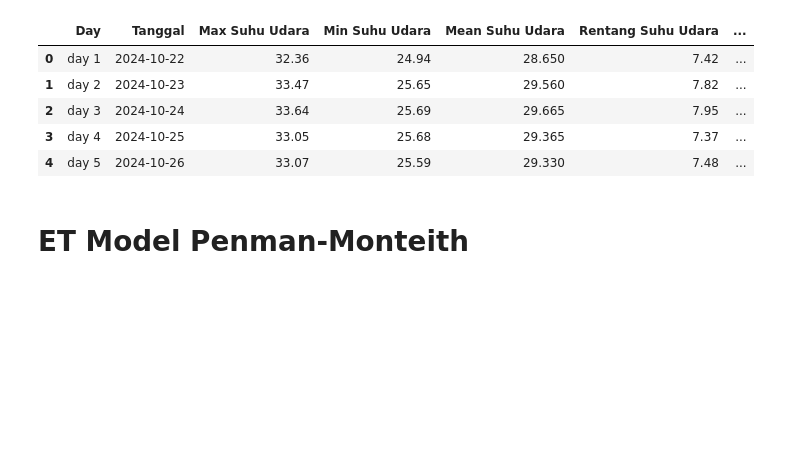
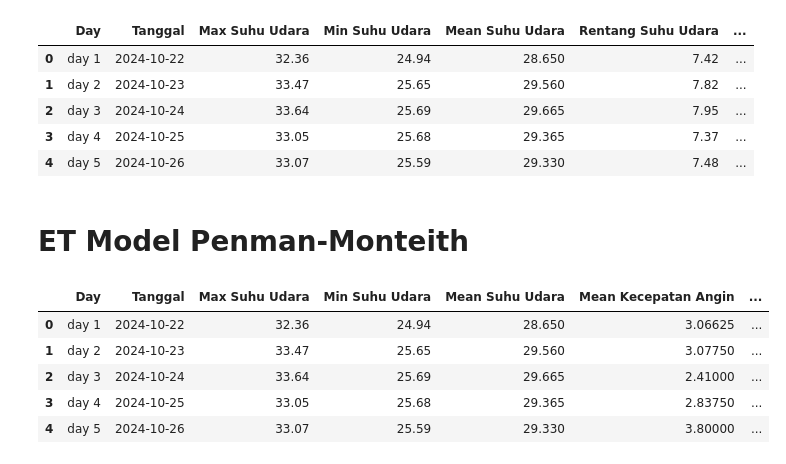
Before and after one commit to rafiachmadfr/Evapotranspiration-Analysis, a Jupyter notebook: 02. ET Calculation.ipynb, the cells around one changed output. Saved outputs shown, nothing was run; the diff lists cells and outputs as text; code cells hidden in the pictures; blank space fills up the shorter version.

```diff
--- a/02. ET Calculation.ipynb
+++ b/02. ET Calculation.ipynb
@@ -275,26 +272,31 @@ for sheet_name in data_sekunder.sheet_names:
     kecepatan_angin = np.array(df_data_sekunder['kecepatan_angin'])
     kelembapan_relatif = np.array(df_data_sekunder['kelembapan_relatif'])
 
+    # Menghitung rata-rata kecepatan angin dan kelembapan relatif
+    mean_kecepatan_angin = np.mean(kecepatan_angin)
+    # print(f"Rata-rata kecepatan angin: {mean_kecepatan_angin}")
+    mean_kelembapan_relatif = np.mean(kelembapan_relatif)
+    # print(f"Rata-rata kelembapan relatif: {mean_kelembapan_relatif}")
+
     # Menghitung rata-rata, max, min, dan rentang suhu udara
     max_suhu_udara = np.max(suhu_udara)
     # print(f"Maksimal suhu udara: {max_suhu_udara}")
     min_suhu_udara = np.min(suhu_udara)
     # print(f"Minimal suhu udara: {min_suhu_udara}")
-    rentang_suhu_udara = max_suhu_udara - min_suhu_udara
-    # print(f"Rentang suhu udara: {rentang_suhu_udara}")
     mean_suhu_udara = (max_suhu_udara + min_suhu_udara) / 2
     # print(f"Rata-rata suhu udara: {mean_suhu_udara}")
 
     Ra = extraterrestrial_radiation(latitude, tanggal_data)
-    # print(f"Radiasi atmosfer: {Ra}")
+
 
     # Menghitung ET dengan model Penman-monteith
-    et_model_pm = pm_model(RH = kelembapan_relatif, u_2 = kecepatan_angin,
-                           T_hr = suhu_udara, T_avg = mean_suhu_udara,
-                           T_max = max_suhu_udara, T_min = min_suhu_udara,
-                           altitude = altitude, latitude = latitude,
-                           input_date = tanggal_data)
-    # print(f"ET Penman-monteith: {et_model_pm}")
+    Ra, et_model_pm, total_et_model_pm = pm_model(RH = mean_kelembapan_relatif, u_2 = mean_kecepatan_angin,
+                                                 T_hr = suhu_udara, T_avg = mean_suhu_udara,
+                                                 T_max = max_suhu_udara, T_min = min_suhu_udara,
+                                                 altitude = altitude, latitude = latitude,
+                                                 input_date = tanggal_data)
+    # print(f"ET Penman-monteith {sheet_name}: {total_et_model_pm}")
+    # print(f"Radiasi atmosfer: {Ra}")
 
     # Simpan hasil ke list
     hasil_pm_model.append({
@@ -303,10 +305,20 @@ for sheet_name in data_sekunder.sheet_names:
         "Max Suhu Udara": max_suhu_udara,
         "Min Suhu Udara": min_suhu_udara,
         "Mean Suhu Udara": mean_suhu_udara,
-        "Rentang Suhu Udara": rentang_suhu_udara,
+        "Mean Kecepatan Angin": mean_kecepatan_angin,
+        "Mean Kelembapan Relatif": mean_kelembapan_relatif,
         "Radiasi Extrateresterial": Ra,
-        "ET Total": et_model_hs
+        "ET Total": total_et_model_pm
     })
 
 # Buat DataFrame dari hasil
 df_hasil_pm = pd.DataFrame(hasil_pm_model)
+# %%
+df_hasil_pm.head()
+# %% [output]
+|  | Day | Tanggal | Max Suhu Udara | Min Suhu Udara | Mean Suhu Udara | Mean Kecepatan Angin | ... |
+| 0 | day 1 | 2024-10-22 | 32.36 | 24.94 | 28.650 | 3.06625 | ... |
+| 1 | day 2 | 2024-10-23 | 33.47 | 25.65 | 29.560 | 3.07750 | ... |
+| 2 | day 3 | 2024-10-24 | 33.64 | 25.69 | 29.665 | 2.41000 | ... |
+| 3 | day 4 | 2024-10-25 | 33.05 | 25.68 | 29.365 | 2.83750 | ... |
+| 4 | day 5 | 2024-10-26 | 33.07 | 25.59 | 29.330 | 3.80000 | ... |
```
Also changed, not shown: parts of 4 cells of this notebook, 2 other files.
